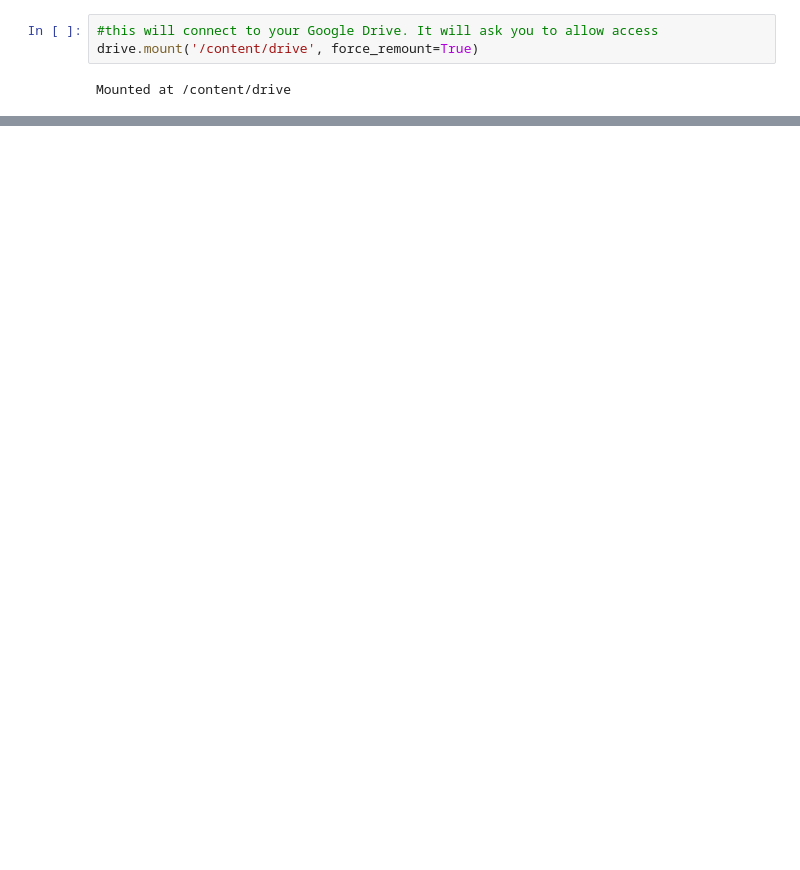
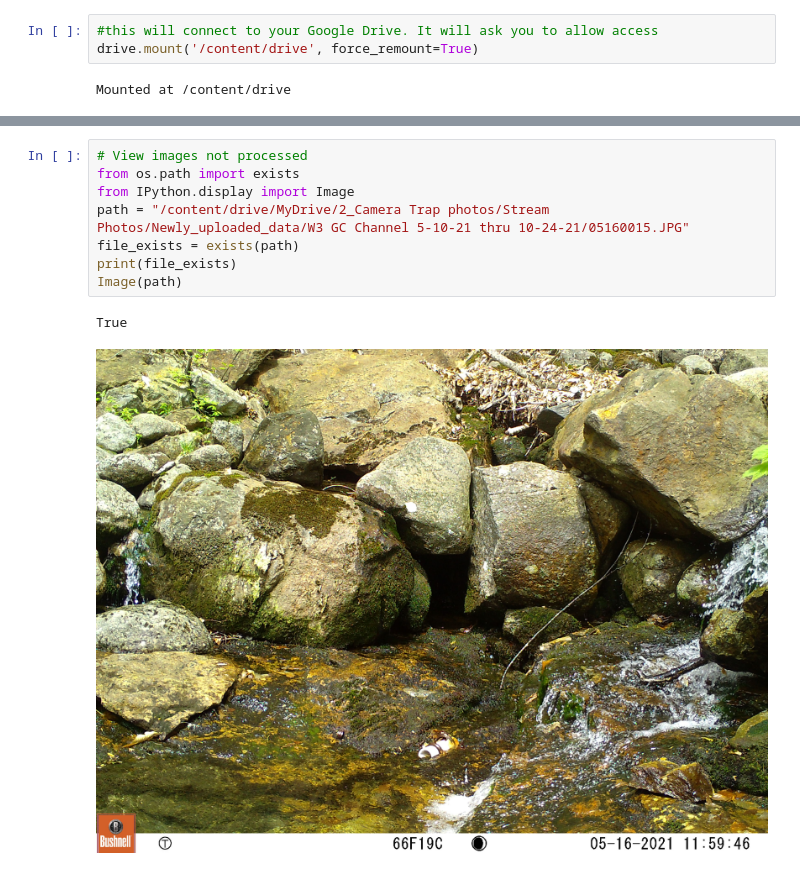
Before and after one commit to bini-a/hbwater_cameratrap_pheno, a Jupyter notebook: rename_script.ipynb, the cells around one changed output, grey strips where cells are left out. Drawn from its saved outputs; the diff is of its cells as text; blank space fills up the shorter version.

```diff
--- a/rename_script.ipynb
+++ b/rename_script.ipynb
@@ -181,0 +298,11 @@ file_list
+# %%
+# View images not processed
+from os.path import exists
+from IPython.display import Image
+path = "/content/drive/MyDrive/2_Camera Trap photos/Stream Photos/Newly_uploaded_data/W3 GC Channel 5-10-21 thru 10-24-21/05160015.JPG"
+file_exists = exists(path)
+print(file_exists)
+Image(path)
+# %% [output]
+True
+[figure, added]
```
Also changed, not shown: parts of 9 cells of this notebook.
